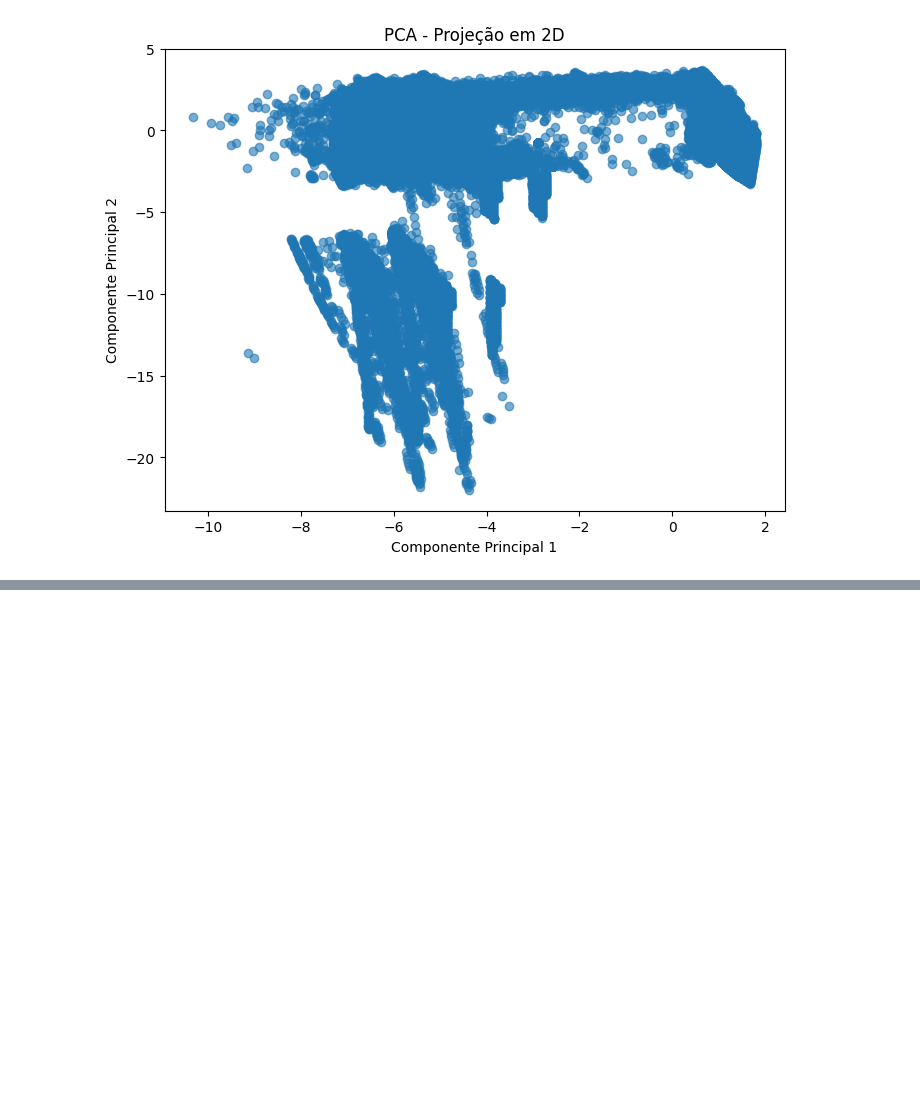
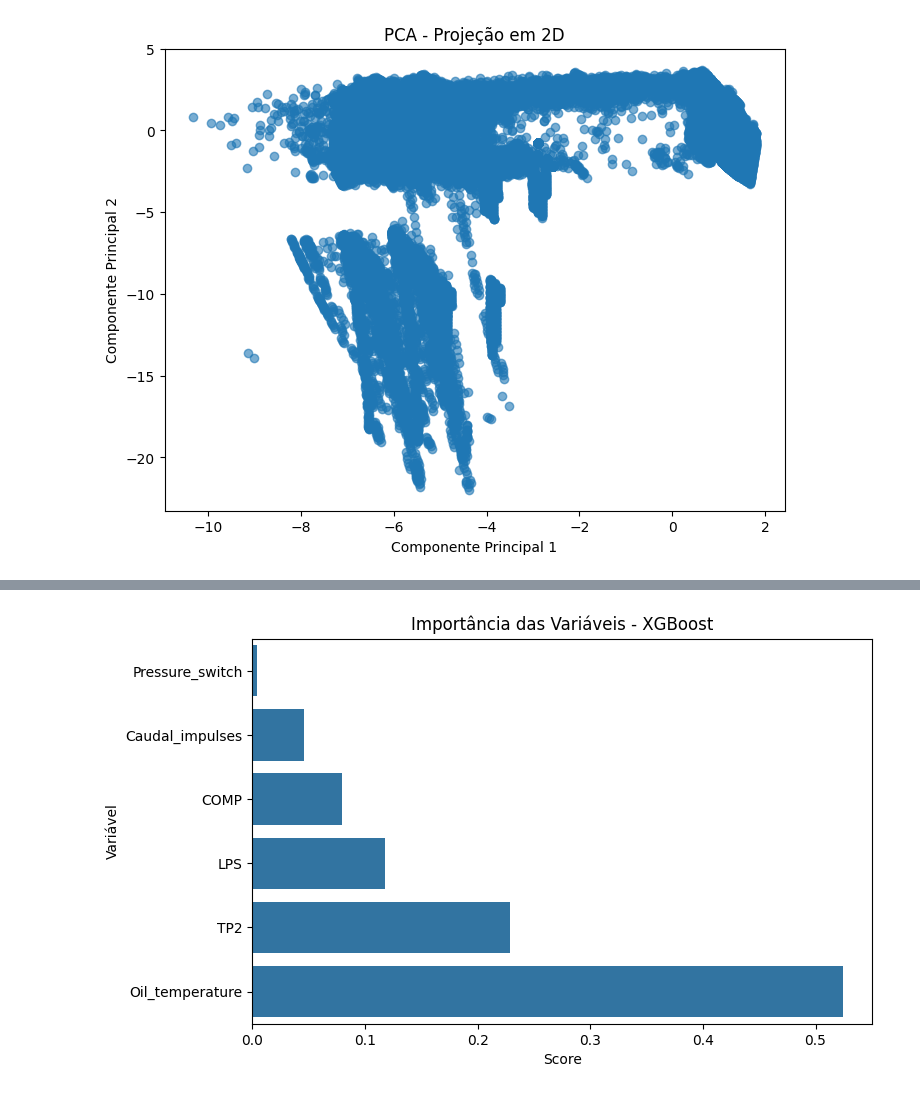
Before and after one commit to higorlucas125/Data-Mining-, a Jupyter notebook: WorkFinish.ipynb, the cells around one changed output, grey strips where cells are left out. Saved outputs shown, nothing was run; the diff lists cells and outputs as text; code cells hidden in the pictures; blank space fills up the shorter version.

```diff
--- a/WorkFinish.ipynb
+++ b/WorkFinish.ipynb
@@ -249,0 +365,31 @@ plt.show()
+# %%
+
+X = df[features]
+y = df[target]
+
+X_train, X_test, y_train, y_test = train_test_split(
+    X, y, test_size=0.3, random_state=42, stratify=y
+)
+
+# Cria o modelo XGBoost
+model = XGBClassifier(
+    n_estimators=100,
+    learning_rate=0.1,
+    max_depth=6,
+    random_state=42,
+    use_label_encoder=False,
+    eval_metric='logloss'
+)
+
+# Treina o modelo
+model.fit(X_train, y_train)
+
+# Faz previsões
+y_pred = model.predict(X_test)
+
+# Avalia o desempenho
+print("Matriz de Confusão:")
+print(confusion_matrix(y_test, y_pred))
+
+print("\nRelatório de Classificação:")
+print(classification_report(y_test, y_pred))
@@ -249,0 +413,15 @@ plt.show()
+# %%
+import matplotlib.pyplot as plt
+import seaborn as sns
+
+importances = model.feature_importances_
+feat_imp = pd.Series(importances, index=features).sort_values(ascending=True)
+
+plt.figure(figsize=(8, 5))
+sns.barplot(x=feat_imp, y=feat_imp.index)
+plt.title("Importância das Variáveis - XGBoost")
+plt.xlabel("Score")
+plt.ylabel("Variável")
+plt.show()
+# %% [output]
+[figure, added]
```
Also changed, not shown: parts of 20 cells of this notebook.
